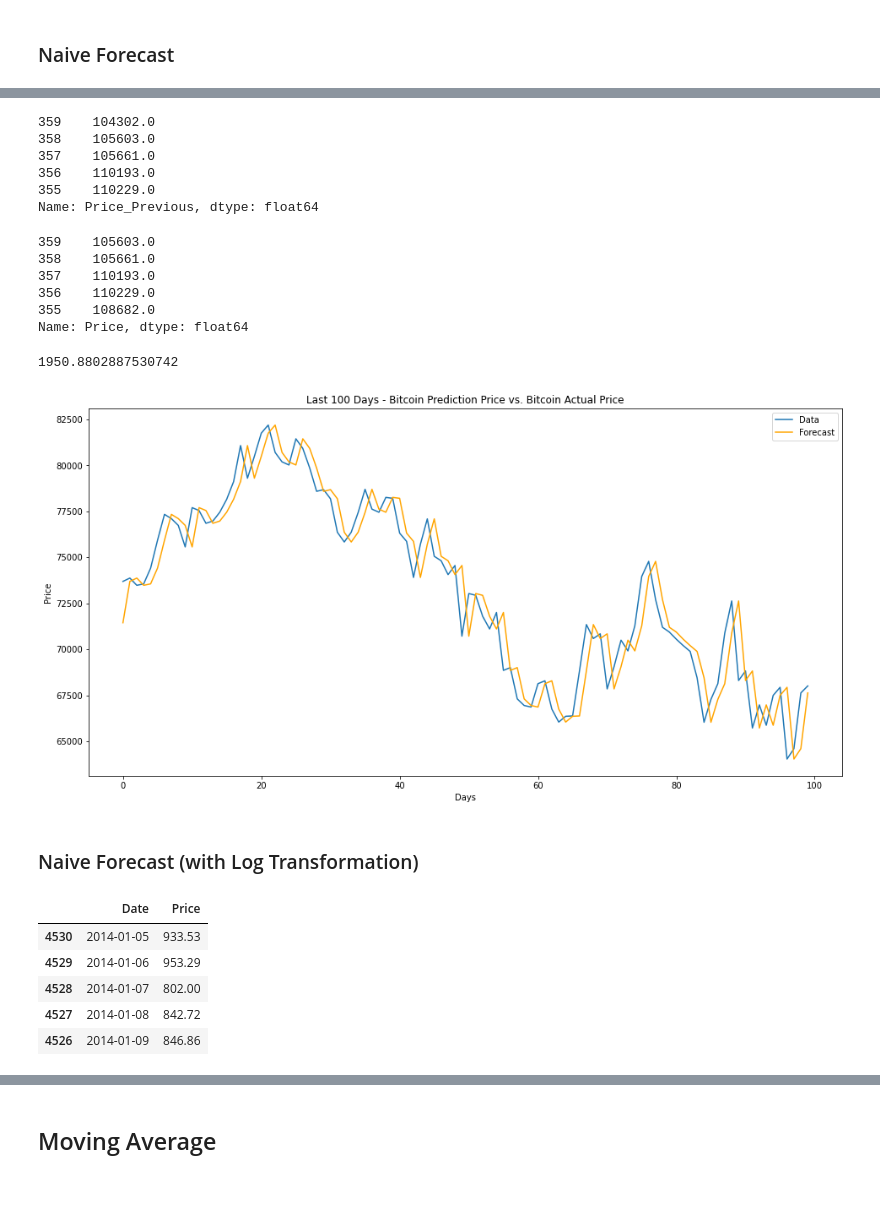
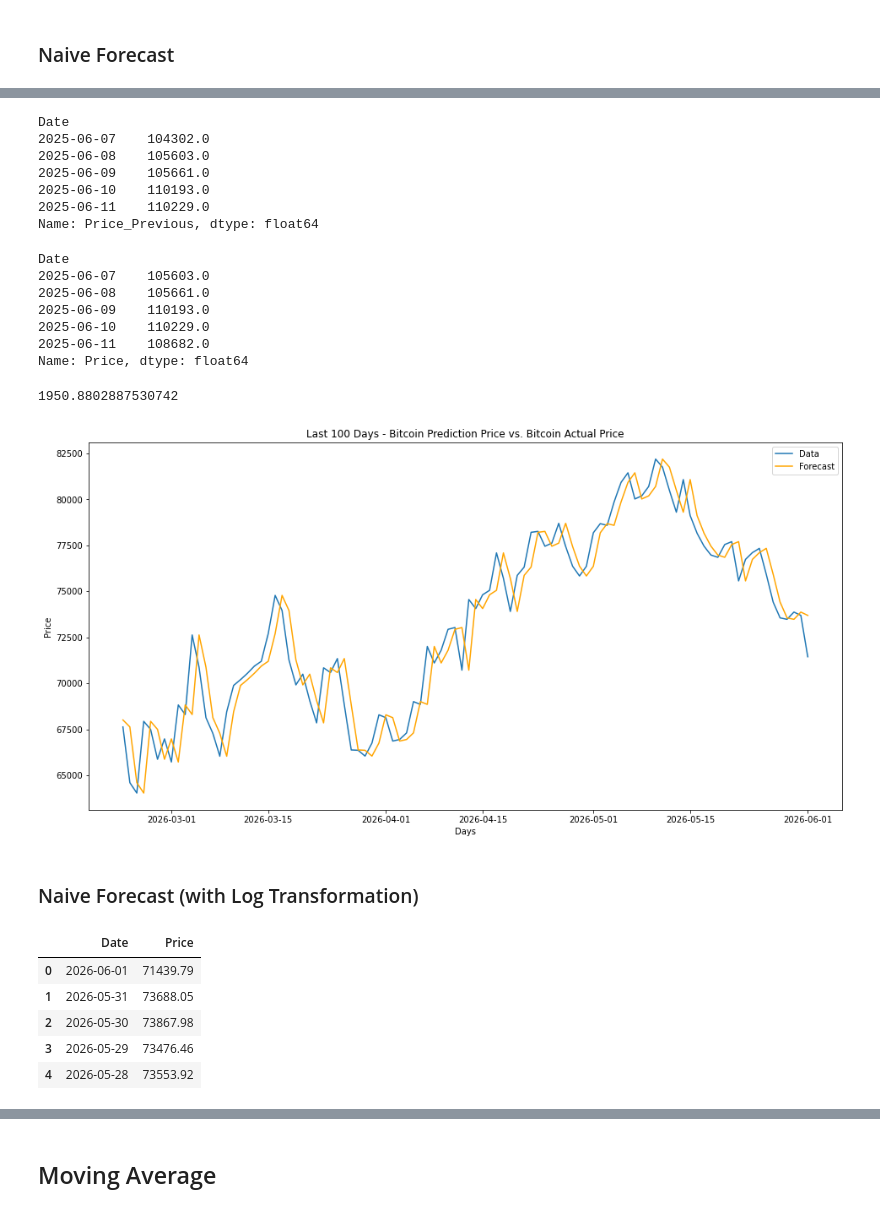
Before and after one commit to keithotuomagie/bitcoin_ts, a Jupyter notebook: notebook.ipynb, the cells around one changed output, grey strips where cells are left out. Cells and saved outputs as stored; diff of their text form; code cells hidden in the pictures.

Commit message:
Modeling | Naive Forecast

```diff
--- a/notebook.ipynb
+++ b/notebook.ipynb
@@ -154,7 +154,7 @@ bitcoin_df.head()
 # %%
 # Inverting the row order of the dataset
 
-bitcoin_df = bitcoin_df.iloc[::-1]
+#bitcoin_df = bitcoin_df.iloc[::-1]
 # %%
 # Checking whether or not the row order of the dataset has been inverted
 
@@ -309,0 +266,22 @@ bitcoin_df_naive.head()
+# %%
+# Function to convert date column to datetime, and set the date as the index
+
+def date_to_datetime_set_index(df, date_column):
+
+    # Convert date column to datetime
+
+    df[date_column] = pd.to_datetime(df[date_column])
+
+    # Sort chronologically
+
+    df = df.sort_values(by=date_column)
+
+    # Set date as the index
+
+    df = df.set_index(date_column)
+
+    return df
+# %%
+# Utilizing the 'date_to_datetime_set_index' function on the 'bitcoin_df_naive' dataframe
+
+bitcoin_df_naive = date_to_datetime_set_index(bitcoin_df_naive, 'Date')
@@ -363,23 +379,29 @@ X_test_naive, y_test_naive = new_test_naive['Price_Previous'], new_test_naive['P
 
 X_test_naive.head()
 # %% [output]
-359    104302.0
-358    105603.0
-357    105661.0
-356    110193.0
-355    110229.0
+Date
+2025-06-07    104302.0
+2025-06-08    105603.0
+2025-06-09    105661.0
+2025-06-10    110193.0
+2025-06-11    110229.0
 Name: Price_Previous, dtype: float64
 # %%
 # Examining the 'y_test' set
 
 y_test_naive.head()
 # %% [output]
-359    105603.0
-358    105661.0
-357    110193.0
-356    110229.0
-355    108682.0
+Date
+2025-06-07    105603.0
+2025-06-08    105661.0
+2025-06-09    110193.0
+2025-06-10    110229.0
+2025-06-11    108682.0
 Name: Price, dtype: float64
+# %%
+# Creating predictions for the naive forecast
+
+predictions_naive = X_test_naive.copy()
 # %%
 # Calculating RMSE for the Naive Forecast
 
@@ -389,23 +411,23 @@ print(rmse_naive)
 # %% [output]
 1950.8802887530742
 # %%
-# Plotting the predictions, or 'X_test_naive', against the actual results, or 'y_test_naive'
+# Plotting the data, or 'y_test_naive', against the forecast, or 'predictions_naive'
 
 # Examining a plot of the last 100 observations
 
 plt.figure(figsize=(16,8)) # Width, Height in Inches
 
-plt.plot(X_test_naive[-100:], label='Data') # Can also use 'X_test_naive[260:360]' to examine the last 100 observations
-plt.plot(y_test_naive[-100:], label='Forecast', color='orange') # Can also use 'y_test_naive[260:360]' to examine the last 100 observations
+plt.plot(y_test_naive[-100:], label='Data') # Can also use 'y_test_naive[260:360]' to examine the last 100 observations
+plt.plot(predictions_naive[-100:], label='Forecast', color='orange') # Can also use 'X_test_naive[260:360]' to examine the last 100 observations
 
 
 plt.title("Last 100 Days - Bitcoin Prediction Price vs. Bitcoin Actual Price")
 plt.xlabel("Days")
 plt.ylabel("Price")
 plt.legend()
 plt.show()
 # %% [output]
-[figure, old version]
+[figure, new version]
 # %% [markdown]
 ### Naive Forecast (with Log Transformation) ###
 # %%
@@ -418,11 +440,11 @@ bitcoin_df_naive_log = bitcoin_df.copy()
 bitcoin_df_naive_log.head()
 # %% [output]
 |  | Date | Price |
-| 4530 | 2014-01-05 | 933.53 |
-| 4529 | 2014-01-06 | 953.29 |
-| 4528 | 2014-01-07 | 802.00 |
-| 4527 | 2014-01-08 | 842.72 |
-| 4526 | 2014-01-09 | 846.86 |
+| 0 | 2026-06-01 | 71439.79 |
+| 1 | 2026-05-31 | 73688.05 |
+| 2 | 2026-05-30 | 73867.98 |
+| 3 | 2026-05-29 | 73476.46 |
+| 4 | 2026-05-28 | 73553.92 |
 # %%
 # Applying Log Transformation to the 'Price' column
 
```
Also changed, not shown: parts of 43 cells of this notebook.
